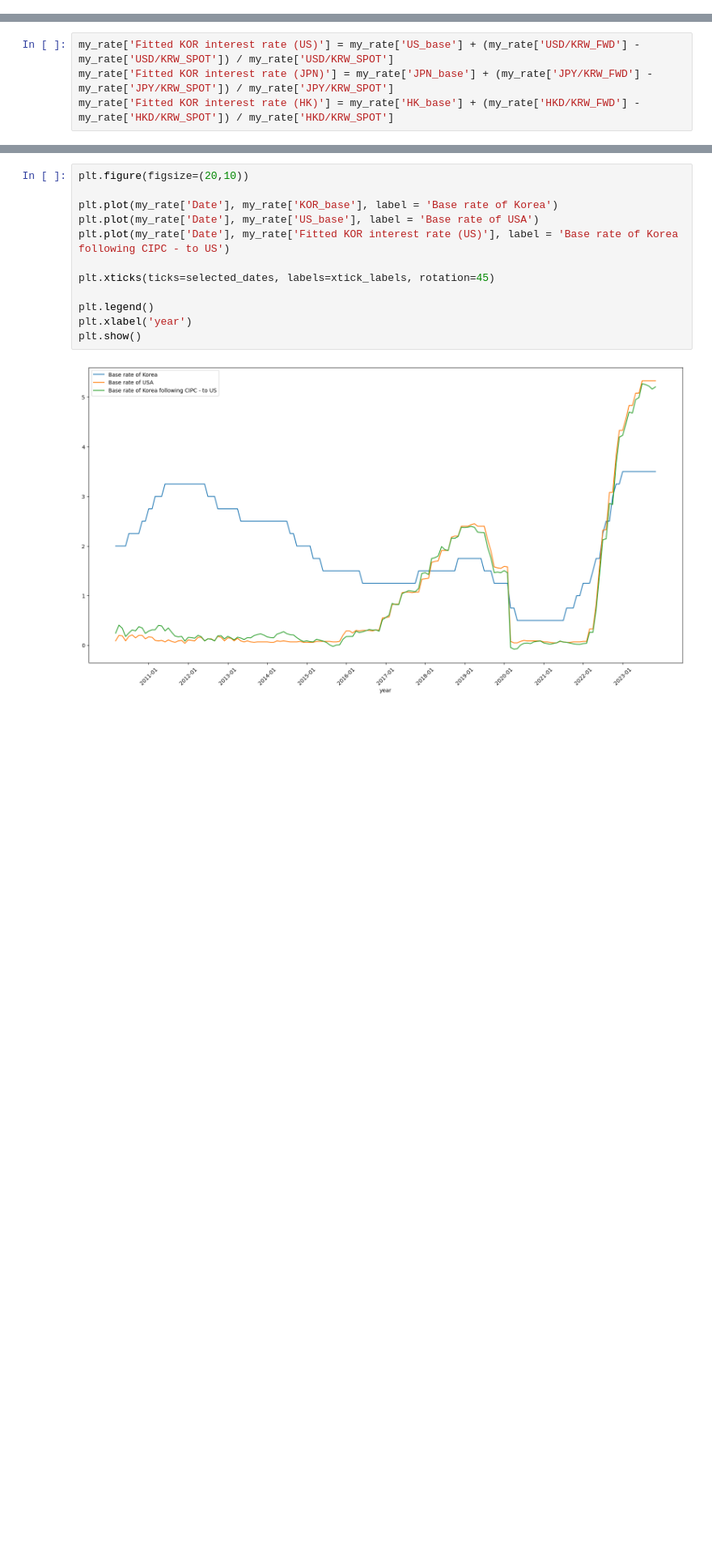
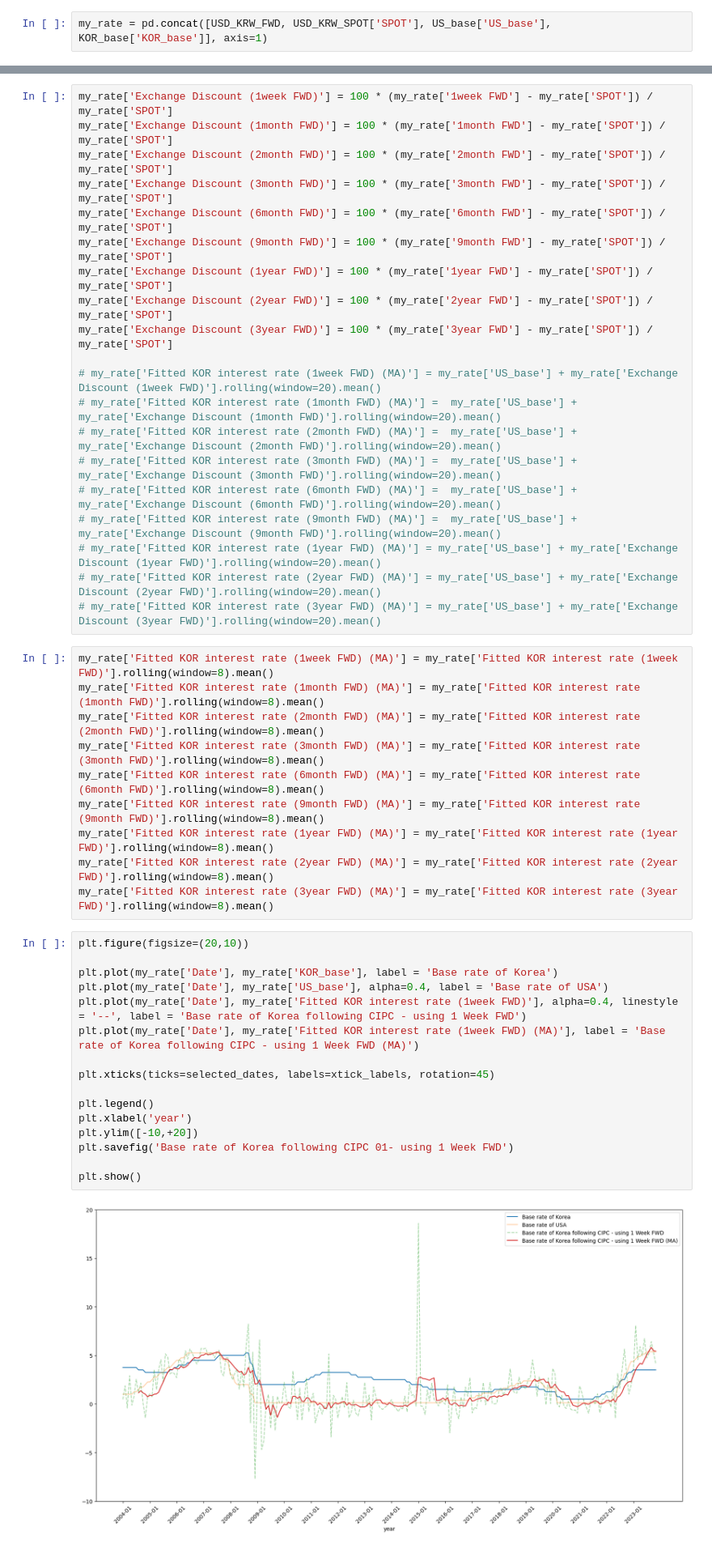
Before and after one commit to bsdr4903/Testing-CIPC-in-Korea-Base-Rate, a Jupyter notebook: CIPC.ipynb, the cells around one changed output, grey strips where cells are left out. Shown at 81% size. Cells and saved outputs as stored; diff of their text form; blank space fills up the shorter version.

```diff
--- a/CIPC.ipynb
+++ b/CIPC.ipynb
@@ -70,3 +26,5 @@ my_rate = pd.concat([
+# %%
+my_rate = pd.concat([USD_KRW_FWD, USD_KRW_SPOT['SPOT'], US_base['US_base'], KOR_base['KOR_base']], axis=1)
 # %%
 my_rate['Date'] = pd.to_datetime(my_rate['Date'])
 selected_dates = my_rate['Date'][my_rate['Date'].dt.month == 1]  # 매년 1
@@ -75,7 +33,3 @@ xtick_labels = [date.strftime('%Y-%m') for date in selected_dates]
 $$
 i = i^{*} + {(F-E)}/{E}
 $$
-# %%
-my_rate['Fitted KOR interest rate (US)'] = my_rate['US_base'] + (my_rate['USD/KRW_FWD'] - my_rate['USD/KRW_SPOT']) / my_rate['USD/KRW_SPOT']
-my_rate['Fitted KOR interest rate (JPN)'] = my_rate['JPN_base'] + (my_rate['JPY/KRW_FWD'] - my_rate['JPY/KRW_SPOT']) / my_rate['JPY/KRW_SPOT']
-my_rate['Fitted KOR interest rate (HK)'] = my_rate['HK_base'] + (my_rate['HKD/KRW_FWD'] - my_rate['HKD/KRW_SPOT']) / my_rate['HKD/KRW_SPOT']
@@ -82,17 +62,51 @@ my_rate['Fitted KOR interest rate (HK)'] = my_rate['HK_base'] + (my_rate['HKD/KR
+# %%
+my_rate['Exchange Discount (1week FWD)'] = 100 * (my_rate['1week FWD'] - my_rate['SPOT']) / my_rate['SPOT']
+my_rate['Exchange Discount (1month FWD)'] = 100 * (my_rate['1month FWD'] - my_rate['SPOT']) / my_rate['SPOT']
+my_rate['Exchange Discount (2month FWD)'] = 100 * (my_rate['2month FWD'] - my_rate['SPOT']) / my_rate['SPOT']
+my_rate['Exchange Discount (3month FWD)'] = 100 * (my_rate['3month FWD'] - my_rate['SPOT']) / my_rate['SPOT']
+my_rate['Exchange Discount (6month FWD)'] = 100 * (my_rate['6month FWD'] - my_rate['SPOT']) / my_rate['SPOT']
+my_rate['Exchange Discount (9month FWD)'] = 100 * (my_rate['9month FWD'] - my_rate['SPOT']) / my_rate['SPOT']
+my_rate['Exchange Discount (1year FWD)'] = 100 * (my_rate['1year FWD'] - my_rate['SPOT']) / my_rate['SPOT']
+my_rate['Exchange Discount (2year FWD)'] = 100 * (my_rate['2year FWD'] - my_rate['SPOT']) / my_rate['SPOT']
+my_rate['Exchange Discount (3year FWD)'] = 100 * (my_rate['3year FWD'] - my_rate['SPOT']) / my_rate['SPOT']
+
+# my_rate['Fitted KOR interest rate (1week FWD) (MA)'] = my_rate['US_base'] + my_rate['Exchange Discount (1week FWD)'].rolling(window=20).mean()
+# my_rate['Fitted KOR interest rate (1month FWD) (MA)'] =  my_rate['US_base'] + my_rate['Exchange Discount (1month FWD)'].rolling(window=20).mean()
+# my_rate['Fitted KOR interest rate (2month FWD) (MA)'] =  my_rate['US_base'] + my_rate['Exchange Discount (2month FWD)'].rolling(window=20).mean()
+# my_rate['Fitted KOR interest rate (3month FWD) (MA)'] =  my_rate['US_base'] + my_rate['Exchange Discount (3month FWD)'].rolling(window=20).mean()
+# my_rate['Fitted KOR interest rate (6month FWD) (MA)'] =  my_rate['US_base'] + my_rate['Exchange Discount (6month FWD)'].rolling(window=20).mean()
+# my_rate['Fitted KOR interest rate (9month FWD) (MA)'] =  my_rate['US_base'] + my_rate['Exchange Discount (9month FWD)'].rolling(window=20).mean()
+# my_rate['Fitted KOR interest rate (1year FWD) (MA)'] = my_rate['US_base'] + my_rate['Exchange Discount (1year FWD)'].rolling(window=20).mean()
+# my_rate['Fitted KOR interest rate (2year FWD) (MA)'] = my_rate['US_base'] + my_rate['Exchange Discount (2year FWD)'].rolling(window=20).mean()
+# my_rate['Fitted KOR interest rate (3year FWD) (MA)'] = my_rate['US_base'] + my_rate['Exchange Discount (3year FWD)'].rolling(window=20).mean()
+# %%
+my_rate['Fitted KOR interest rate (1week FWD) (MA)'] = my_rate['Fitted KOR interest rate (1week FWD)'].rolling(window=8).mean()
+my_rate['Fitted KOR interest rate (1month FWD) (MA)'] = my_rate['Fitted KOR interest rate (1month FWD)'].rolling(window=8).mean()
+my_rate['Fitted KOR interest rate (2month FWD) (MA)'] = my_rate['Fitted KOR interest rate (2month FWD)'].rolling(window=8).mean()
+my_rate['Fitted KOR interest rate (3month FWD) (MA)'] = my_rate['Fitted KOR interest rate (3month FWD)'].rolling(window=8).mean()
+my_rate['Fitted KOR interest rate (6month FWD) (MA)'] = my_rate['Fitted KOR interest rate (6month FWD)'].rolling(window=8).mean()
+my_rate['Fitted KOR interest rate (9month FWD) (MA)'] = my_rate['Fitted KOR interest rate (9month FWD)'].rolling(window=8).mean()
+my_rate['Fitted KOR interest rate (1year FWD) (MA)'] = my_rate['Fitted KOR interest rate (1year FWD)'].rolling(window=8).mean()
+my_rate['Fitted KOR interest rate (2year FWD) (MA)'] = my_rate['Fitted KOR interest rate (2year FWD)'].rolling(window=8).mean()
+my_rate['Fitted KOR interest rate (3year FWD) (MA)'] = my_rate['Fitted KOR interest rate (3year FWD)'].rolling(window=8).mean()
 # %%
 plt.figure(figsize=(20,10))
 
 plt.plot(my_rate['Date'], my_rate['KOR_base'], label = 'Base rate of Korea')
-plt.plot(my_rate['Date'], my_rate['US_base'], label = 'Base rate of USA')
-plt.plot(my_rate['Date'], my_rate['Fitted KOR interest rate (US)'], label = 'Base rate of Korea following CIPC - to US')
+plt.plot(my_rate['Date'], my_rate['US_base'], alpha=0.4, label = 'Base rate of USA')
+plt.plot(my_rate['Date'], my_rate['Fitted KOR interest rate (1week FWD)'], alpha=0.4, linestyle = '--', label = 'Base rate of Korea following CIPC - using 1 Week FWD')
+plt.plot(my_rate['Date'], my_rate['Fitted KOR interest rate (1week FWD) (MA)'], label = 'Base rate of Korea following CIPC - using 1 Week FWD (MA)')
 
 plt.xticks(ticks=selected_dates, labels=xtick_labels, rotation=45)
 
 plt.legend()
 plt.xlabel('year')
+plt.ylim([-10,+20])
+plt.savefig('Base rate of Korea following CIPC 01- using 1 Week FWD')
+
 plt.show()
 # %% [output]
-[figure, old version]
+[figure, new version]
 # %%
 plt.figure(figsize=(20,10))
 
```
Also changed, not shown: parts of 35 cells of this notebook, 28 other files.
